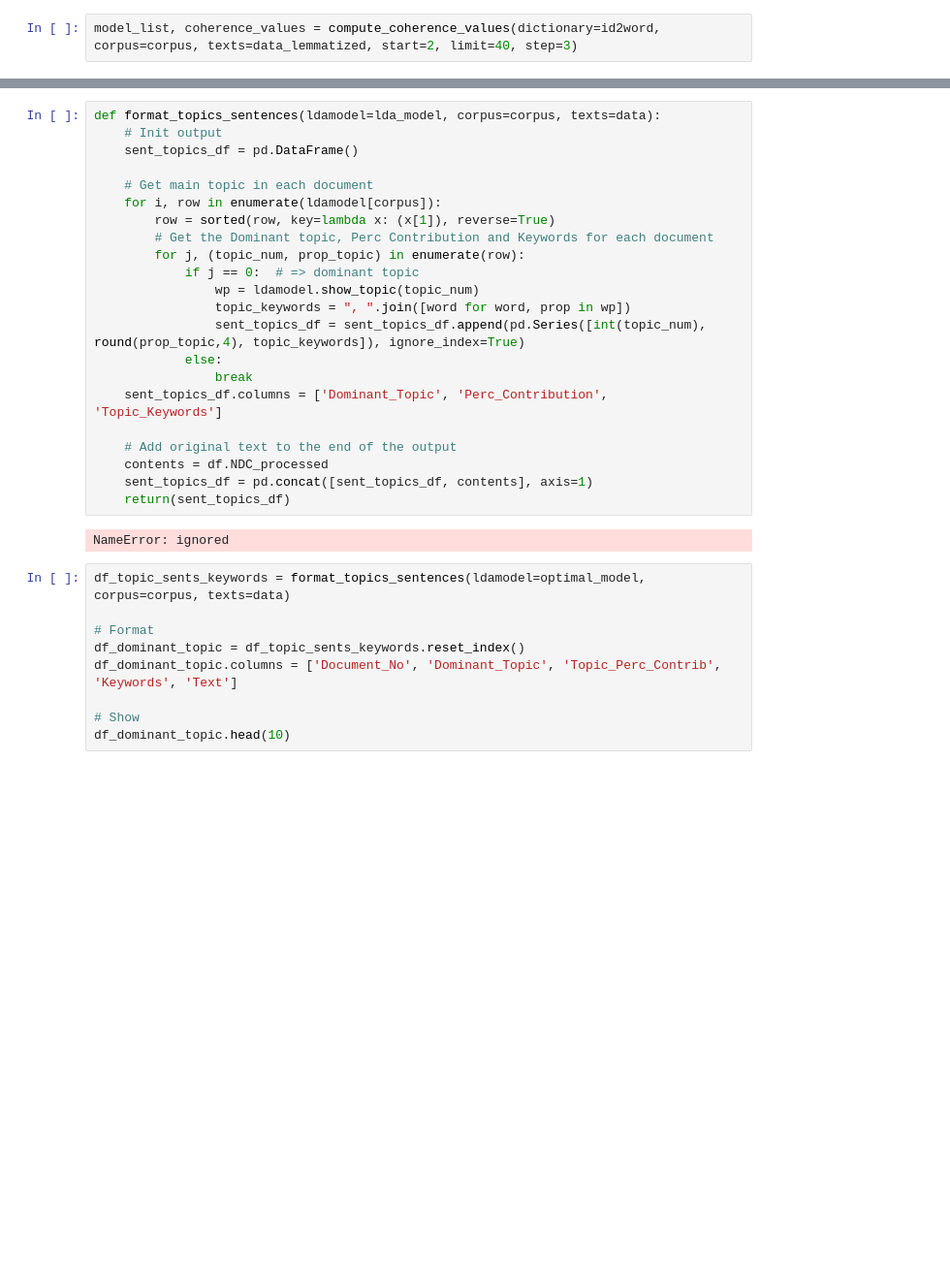
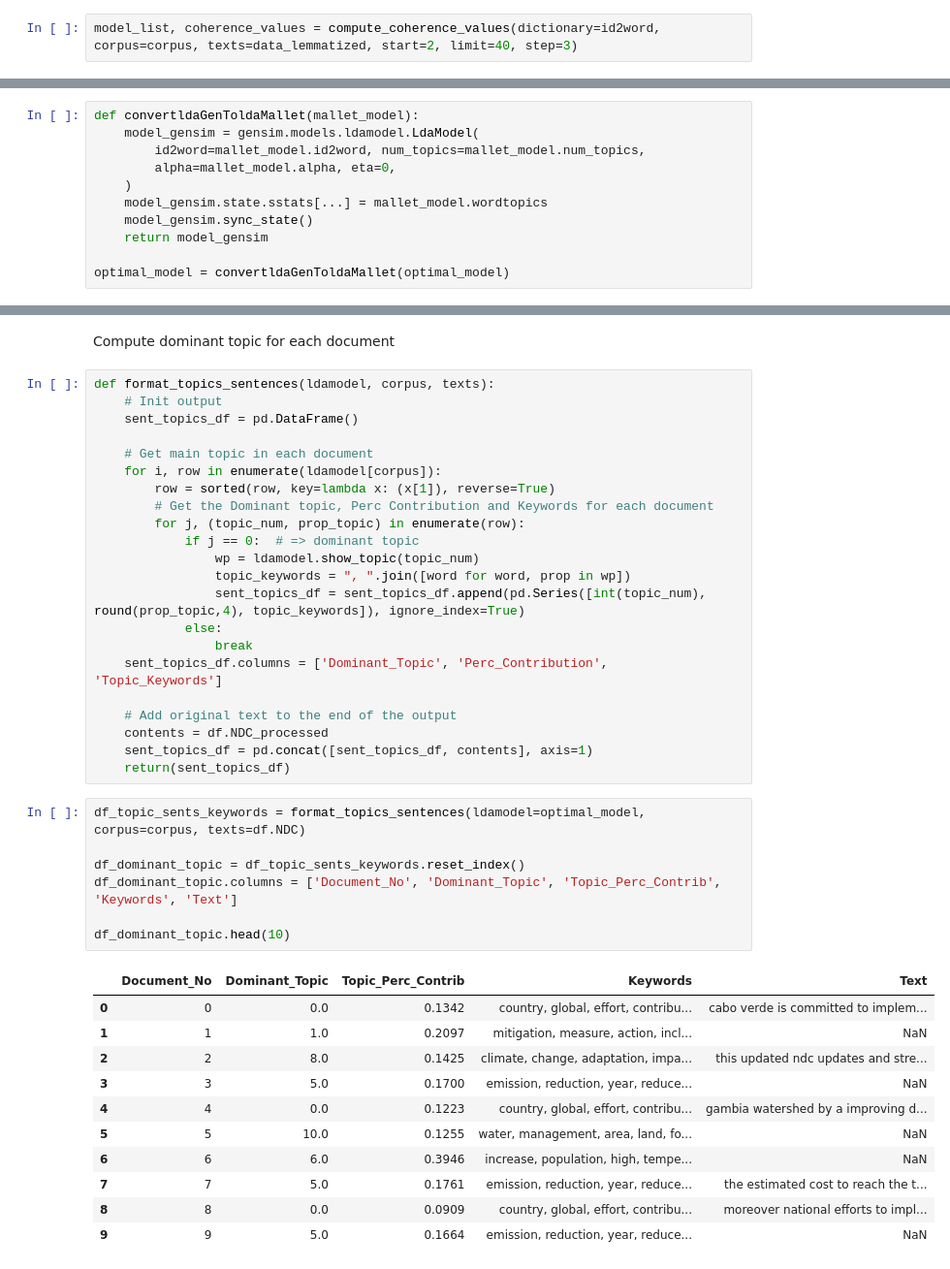
Before and after one commit to butoialexandra/Determining-country-specific-engagement-in-climate-change-policies, a Jupyter notebook: 3_Topic_Modeling_LDA.ipynb, the cells around one changed output, grey strips where cells are left out. Shown at 97% size. Drawn from its saved outputs; the diff is of its cells as text; blank space fills up the shorter version.

```diff
--- a/3_Topic_Modeling_LDA.ipynb
+++ b/3_Topic_Modeling_LDA.ipynb
@@ -472,0 +303,11 @@ pprint(optimal_model.print_topics(num_words=10))
+# %%
+def convertldaGenToldaMallet(mallet_model):
+    model_gensim = gensim.models.ldamodel.LdaModel(
+        id2word=mallet_model.id2word, num_topics=mallet_model.num_topics,
+        alpha=mallet_model.alpha, eta=0,
+    )
+    model_gensim.state.sstats[...] = mallet_model.wordtopics
+    model_gensim.sync_state()
+    return model_gensim
+
+optimal_model = convertldaGenToldaMallet(optimal_model)
@@ -473,5 +336,7 @@ pprint(optimal_model.print_topics(num_words=10))
+# %% [markdown]
+Compute dominant topic for each document
 # %%
-def format_topics_sentences(ldamodel=lda_model, corpus=corpus, texts=data):
+def format_topics_sentences(ldamodel, corpus, texts):
     # Init output
     sent_topics_df = pd.DataFrame()
 
@@ -492,17 +357,25 @@ def format_topics_sentences(ldamodel=lda_model, corpus=corpus, texts=data):
     contents = df.NDC_processed
     sent_topics_df = pd.concat([sent_topics_df, contents], axis=1)
     return(sent_topics_df)
-# %% [output]
-NameError: ignored
 # %%
-df_topic_sents_keywords = format_topics_sentences(ldamodel=optimal_model, corpus=corpus, texts=data)
+df_topic_sents_keywords = format_topics_sentences(ldamodel=optimal_model, corpus=corpus, texts=df.NDC)
 
-# Format
 df_dominant_topic = df_topic_sents_keywords.reset_index()
 df_dominant_topic.columns = ['Document_No', 'Dominant_Topic', 'Topic_Perc_Contrib', 'Keywords', 'Text']
 
-# Show
 df_dominant_topic.head(10)
+# %% [output]
+|  | Document_No | Dominant_Topic | Topic_Perc_Contrib | Keywords | Text |
+| 0 | 0 | 0.0 | 0.1342 | country, global, effort, contribu... | cabo verde is committed to implem... |
+| 1 | 1 | 1.0 | 0.2097 | mitigation, measure, action, incl... | NaN |
+| 2 | 2 | 8.0 | 0.1425 | climate, change, adaptation, impa... | this updated ndc updates and stre... |
+| 3 | 3 | 5.0 | 0.1700 | emission, reduction, year, reduce... | NaN |
+| 4 | 4 | 0.0 | 0.1223 | country, global, effort, contribu... | gambia watershed by a improving d... |
+| 5 | 5 | 10.0 | 0.1255 | water, management, area, land, fo... | NaN |
+| 6 | 6 | 6.0 | 0.3946 | increase, population, high, tempe... | NaN |
+| 7 | 7 | 5.0 | 0.1761 | emission, reduction, year, reduce... | the estimated cost to reach the t... |
+| 8 | 8 | 0.0 | 0.0909 | country, global, effort, contribu... | moreover national efforts to impl... |
+| 9 | 9 | 5.0 | 0.1664 | emission, reduction, year, reduce... | NaN |
 # %%
 sent_topics_sorteddf_mallet = pd.DataFrame()
 
```
Also changed, not shown: parts of 61 cells of this notebook.
